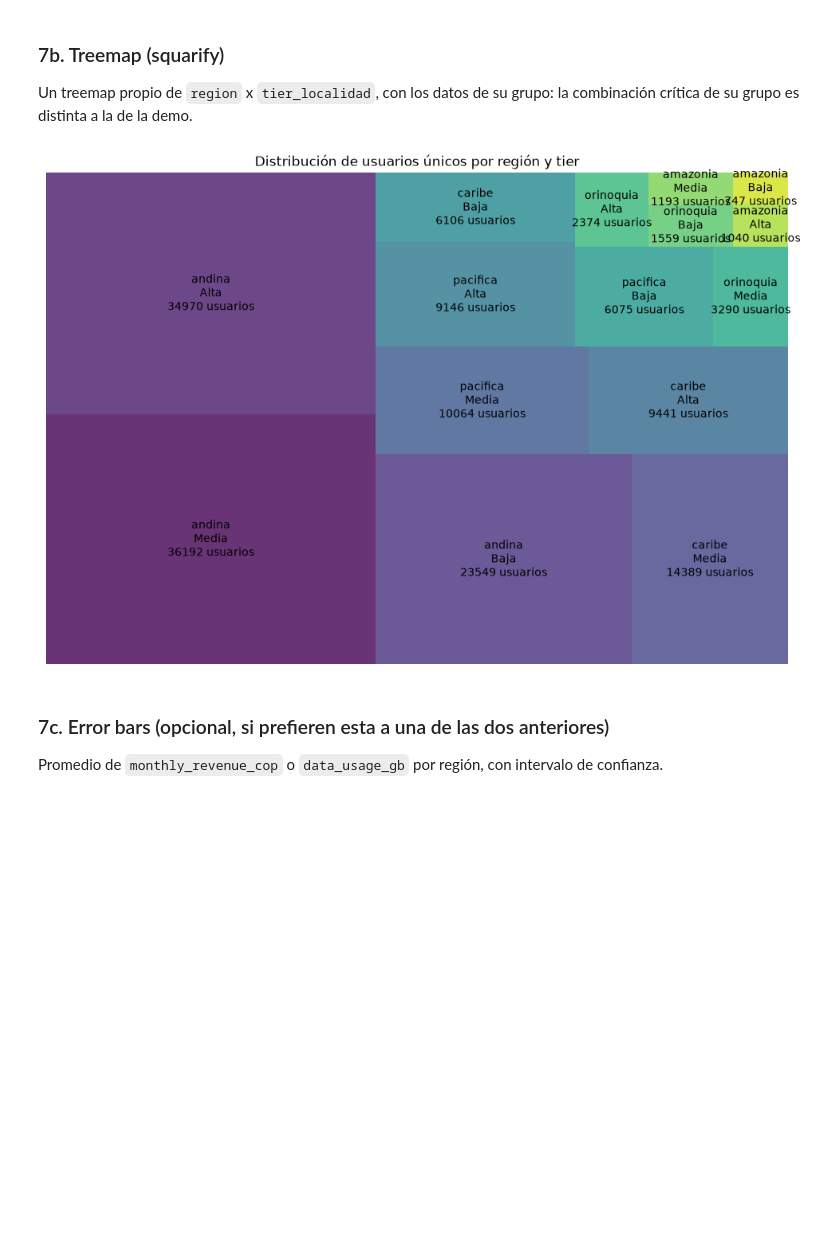
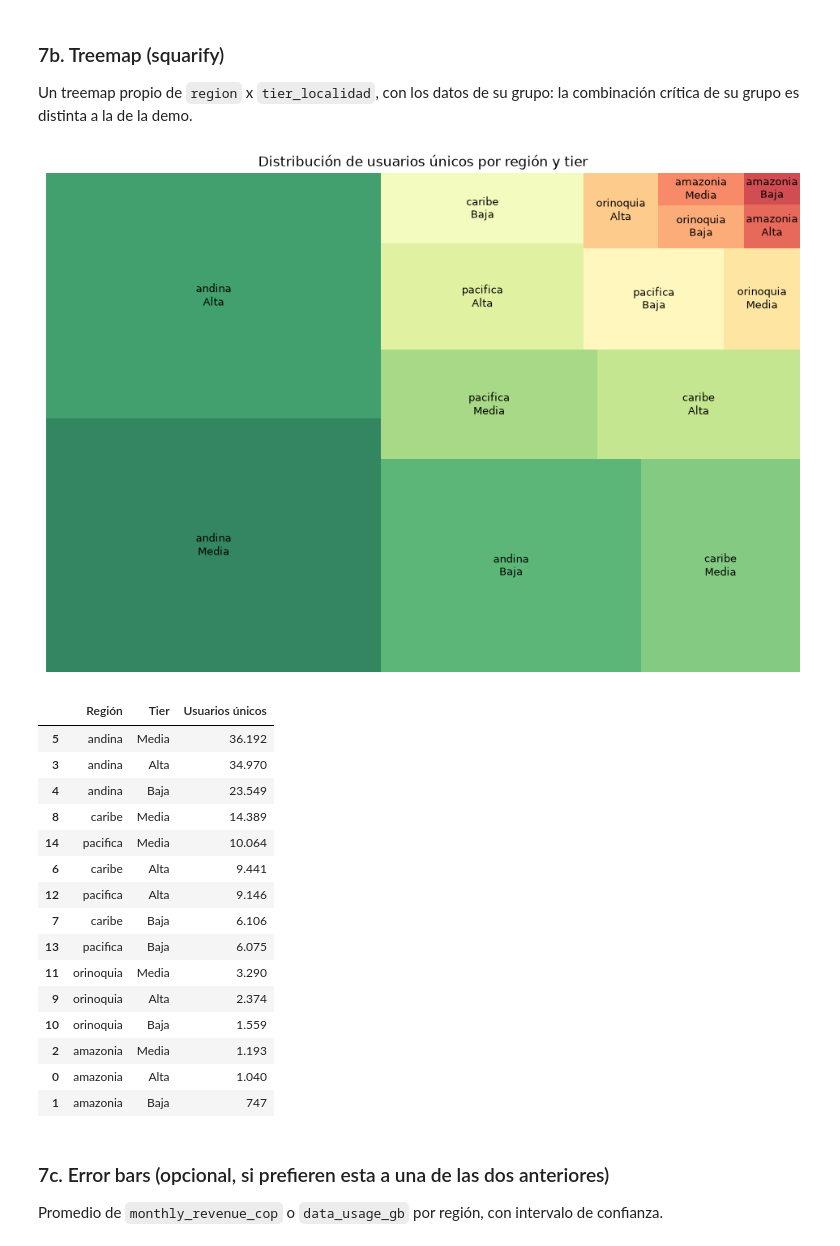
Before and after one commit to jp0617/visualizacionAnalisis, a Jupyter notebook: v0.1_s2_dataviz_grupo1.ipynb, the cells around one changed output. Cells and saved outputs as stored; diff of their text form; code cells hidden in the pictures; blank space fills up the shorter version.

```diff
--- a/v0.1_s2_dataviz_grupo1.ipynb
+++ b/v0.1_s2_dataviz_grupo1.ipynb
@@ -741,8 +782,6 @@ plt.show()
 
 Un treemap propio de `region` x `tier_localidad`, con los datos de su grupo: la combinación crítica de su grupo es distinta a la de la demo.
 # %%
-
-
 # TODO: agrupen por region_n y tier_n, cuenten usuarios únicos, ordenen de mayor a menor
 # y grafiquen con squarify.plot(sizes=..., label=..., color=...)
 
@@ -761,42 +800,78 @@ treemap_data = treemap_data.sort_values(
 )
 
 # Crear las etiquetas
+# Solo mostramos región y tier dentro de los cuadros
 labels = (
     treemap_data["region"].astype(str)
     + "\n"
     + treemap_data["tier_localidad"].astype(str)
-    + "\n"
-    + treemap_data["usuarios_unicos"].astype(str)
-    + " usuarios"
 )
 
 # Crear el gráfico
 plt.figure(figsize=(12, 8))
 
-# Colores explícitos: si no se pasa color, squarify intenta usar
-# matplotlib.cm.get_cmap(), que fue removido en versiones recientes de
-# matplotlib y rompe con "'matplotlib.cm' has no attribute 'get_cmap'"
+# Colores RdYlGn_r
 colores = [
-    plt.cm.viridis(i / len(treemap_data))
+    plt.cm.RdYlGn_r(i / len(treemap_data))
     for i in range(len(treemap_data))
 ]
 
 squarify.plot(
     sizes=treemap_data["usuarios_unicos"],
     label=labels,
     color=colores,
-    alpha=0.8
+    alpha=0.8,
+    text_kwargs={
+        "fontsize": 9
+    }
 )
 
 # Título
 plt.title("Distribución de usuarios únicos por región y tier")
 
 # Quitar los ejes
 plt.axis("off")
 
 plt.show()
+
+
+# Mostrar aparte el conteo de usuarios
+tabla_usuarios = treemap_data[
+    ["region", "tier_localidad", "usuarios_unicos"]
+].copy()
+
+# Renombrar columnas para que sean más claras
+tabla_usuarios.columns = [
+    "Región",
+    "Tier",
+    "Usuarios únicos"
+]
+
+# Formatear los números con separador de miles
+tabla_usuarios["Usuarios únicos"] = (
+    tabla_usuarios["Usuarios únicos"]
+    .map(lambda x: f"{x:,}".replace(",", "."))
+)
+
+display(tabla_usuarios)
 # %% [output]
-[figure, old version]
+[figure, new version]
+|  | Región | Tier | Usuarios únicos |
+| 5 | andina | Media | 36.192 |
+| 3 | andina | Alta | 34.970 |
+| 4 | andina | Baja | 23.549 |
+| 8 | caribe | Media | 14.389 |
+| 14 | pacifica | Media | 10.064 |
+| 6 | caribe | Alta | 9.441 |
+| 12 | pacifica | Alta | 9.146 |
+| 7 | caribe | Baja | 6.106 |
+| 13 | pacifica | Baja | 6.075 |
+| 11 | orinoquia | Media | 3.290 |
+| 9 | orinoquia | Alta | 2.374 |
+| 10 | orinoquia | Baja | 1.559 |
+| 2 | amazonia | Media | 1.193 |
+| 0 | amazonia | Alta | 1.040 |
+| 1 | amazonia | Baja | 747 |
 # %% [markdown]
 ### 7c. Error bars (opcional, si prefieren esta a una de las dos anteriores)
 
```
Also changed, not shown: parts of 14 cells of this notebook.
